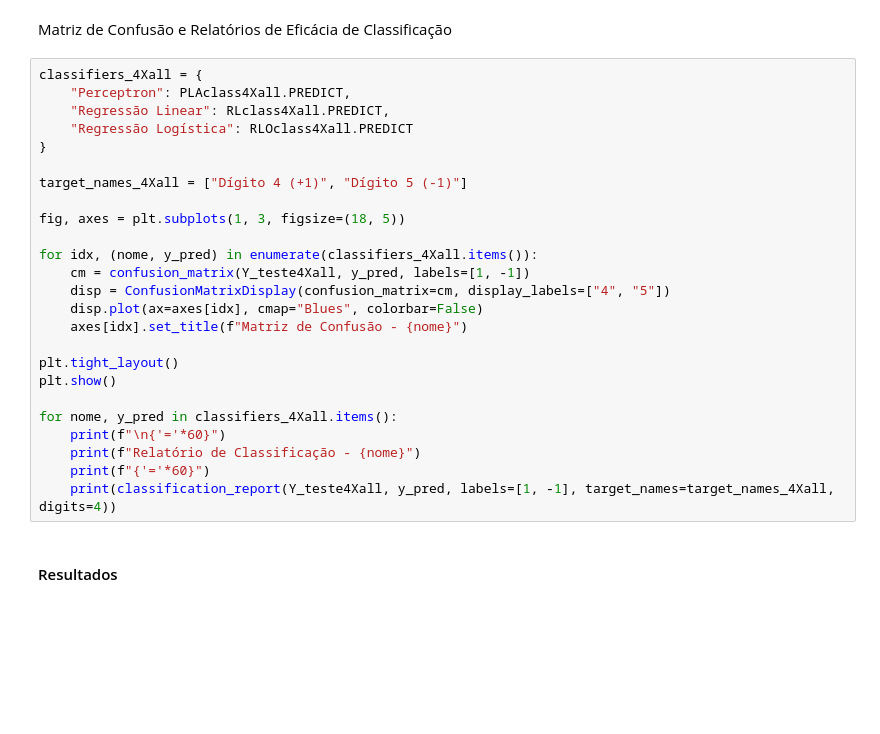
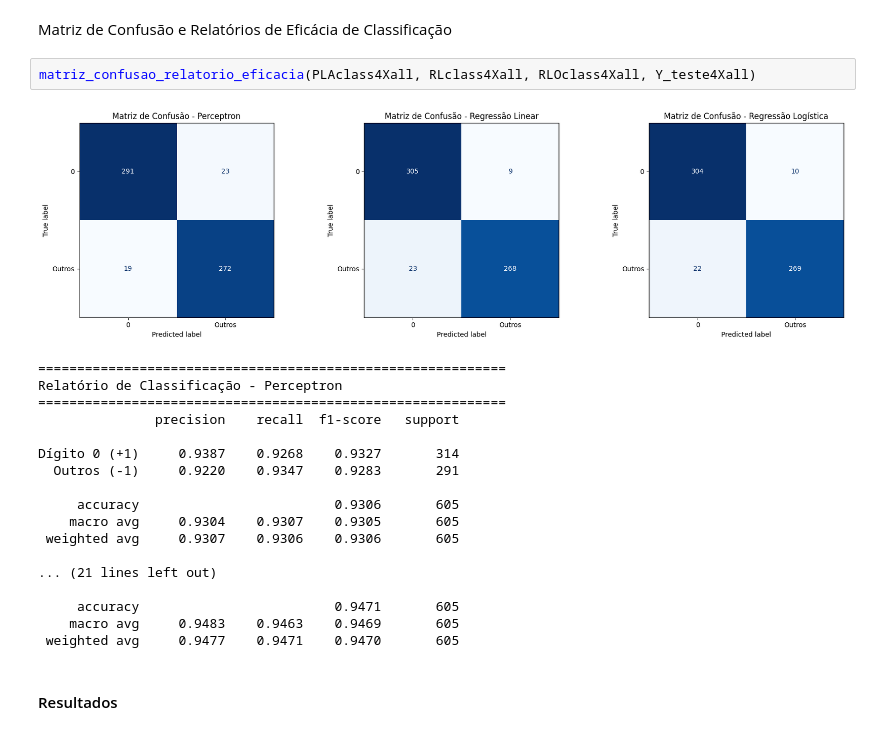
Before and after one commit to mshaeut/Projeto_Aprendizagem_de_Maquina-Reconhecimento_de_Digitos, a Jupyter notebook: AM-Projeto1-Implementacoes-LA.ipynb, the cells around one changed output. Cells and saved outputs as stored; diff of their text form; blank space fills up the shorter version.

```diff
--- a/AM-Projeto1-Implementacoes-LA.ipynb
+++ b/AM-Projeto1-Implementacoes-LA.ipynb
@@ -723,31 +716,27 @@ plot_graph("4 x 5", test4Xall, 0.3, 0.67, 0.3, 0.83, True, PLAclass4Xall, RLclas
 [figure]
 # %% [markdown]
 Matriz de Confusão e Relatórios de Eficácia de Classificação
-# %%
-classifiers_4Xall = {
-    "Perceptron": PLAclass4Xall.PREDICT,
-    "Regressão Linear": RLclass4Xall.PREDICT,
-    "Regressão Logística": RLOclass4Xall.PREDICT
-}
-
-target_names_4Xall = ["Dígito 4 (+1)", "Dígito 5 (-1)"]
-
-fig, axes = plt.subplots(1, 3, figsize=(18, 5))
-
-for idx, (nome, y_pred) in enumerate(classifiers_4Xall.items()):
-    cm = confusion_matrix(Y_teste4Xall, y_pred, labels=[1, -1])
-    disp = ConfusionMatrixDisplay(confusion_matrix=cm, display_labels=["4", "5"])
-    disp.plot(ax=axes[idx], cmap="Blues", colorbar=False)
-    axes[idx].set_title(f"Matriz de Confusão - {nome}")
-
-plt.tight_layout()
-plt.show()
-
-for nome, y_pred in classifiers_4Xall.items():
-    print(f"\n{'='*60}")
-    print(f"Relatório de Classificação - {nome}")
-    print(f"{'='*60}")
-    print(classification_report(Y_teste4Xall, y_pred, labels=[1, -1], target_names=target_names_4Xall, digits=4))
+# %%
+matriz_confusao_relatorio_eficacia(PLAclass4Xall, RLclass4Xall, RLOclass4Xall, Y_teste4Xall)
+# %% [output]
+[figure, added]
+============================================================
+Relatório de Classificação - Perceptron
+============================================================
+               precision    recall  f1-score   support
+
+Dígito 0 (+1)     0.9387    0.9268    0.9327       314
+  Outros (-1)     0.9220    0.9347    0.9283       291
+
+     accuracy                         0.9306       605
+    macro avg     0.9304    0.9307    0.9305       605
+ weighted avg     0.9307    0.9306    0.9306       605
+
+... (21 lines left out)
+
+     accuracy                         0.9471       605
+    macro avg     0.9483    0.9463    0.9469       605
+ weighted avg     0.9477    0.9471    0.9470       605
 # %% [markdown]
 #### Resultados
 # %%
```
Also changed, not shown: parts of 17 cells of this notebook.
